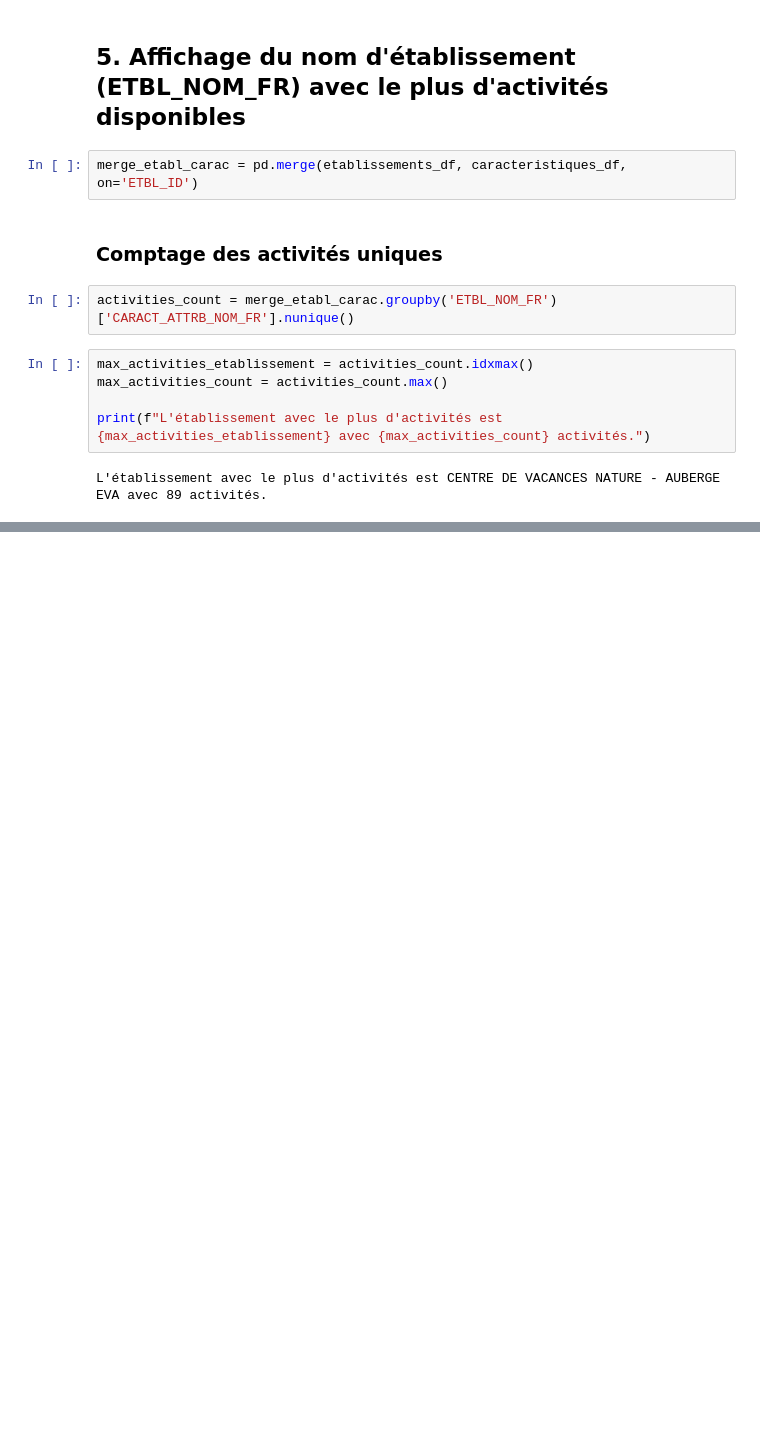
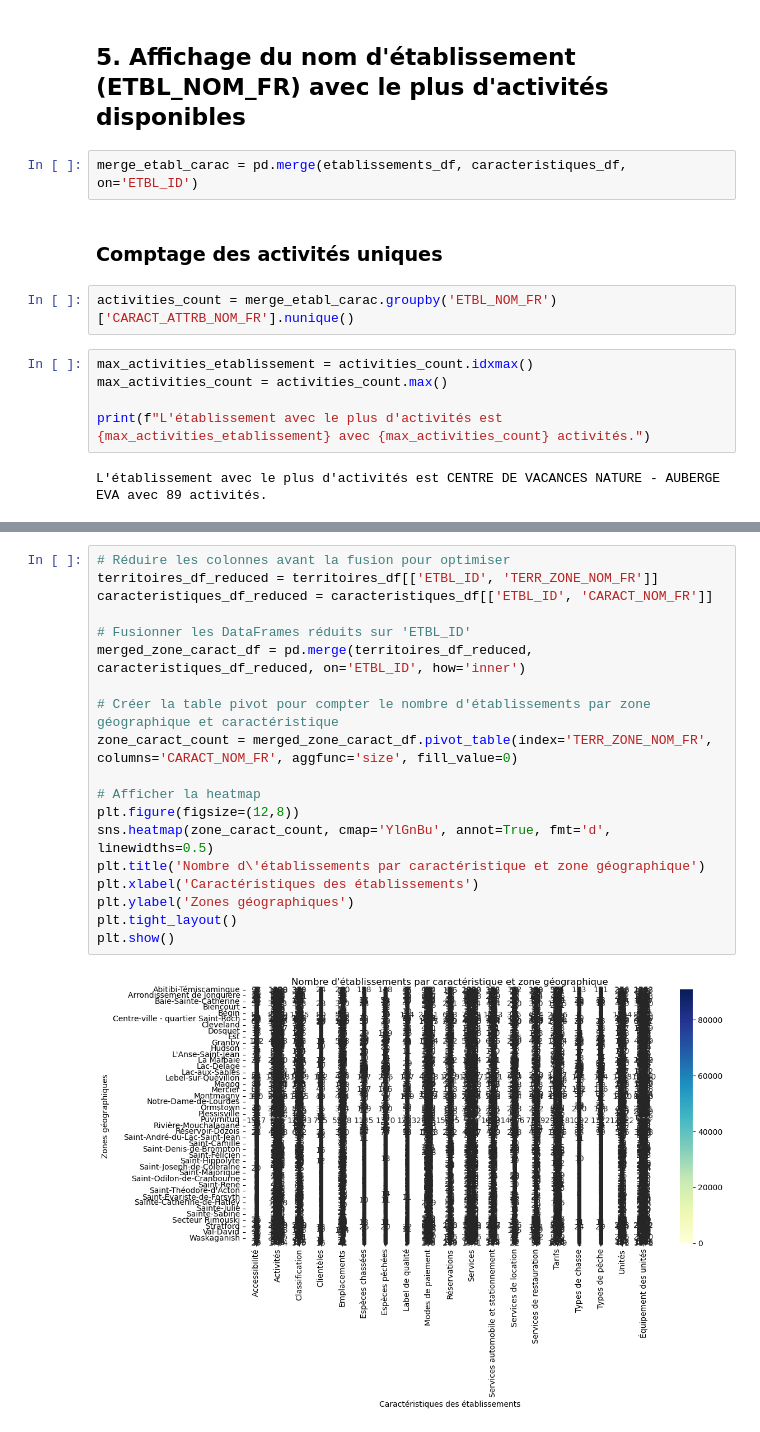
Before and after one commit to syphaxlch/TourismData_Analysis, a Jupyter notebook: Fichier.ipynb, the cells around one changed output, grey strips where cells are left out. Cells and saved outputs as stored; diff of their text form; blank space fills up the shorter version.

```diff
--- a/Fichier.ipynb
+++ b/Fichier.ipynb
@@ -306,0 +423,21 @@ L'établissement avec le plus d'activités est CENTRE DE VACANCES NATURE - AUBER
+# %%
+# Réduire les colonnes avant la fusion pour optimiser
+territoires_df_reduced = territoires_df[['ETBL_ID', 'TERR_ZONE_NOM_FR']]
+caracteristiques_df_reduced = caracteristiques_df[['ETBL_ID', 'CARACT_NOM_FR']]
+
+# Fusionner les DataFrames réduits sur 'ETBL_ID'
+merged_zone_caract_df = pd.merge(territoires_df_reduced, caracteristiques_df_reduced, on='ETBL_ID', how='inner')
+
+# Créer la table pivot pour compter le nombre d'établissements par zone géographique et caractéristique
+zone_caract_count = merged_zone_caract_df.pivot_table(index='TERR_ZONE_NOM_FR', columns='CARACT_NOM_FR', aggfunc='size', fill_value=0)
+
+# Afficher la heatmap
+plt.figure(figsize=(12,8))
+sns.heatmap(zone_caract_count, cmap='YlGnBu', annot=True, fmt='d', linewidths=0.5)
+plt.title('Nombre d\'établissements par caractéristique et zone géographique')
+plt.xlabel('Caractéristiques des établissements')
+plt.ylabel('Zones géographiques')
+plt.tight_layout()
+plt.show()
+# %% [output]
+[figure, added]
```
Also changed, not shown: parts of 13 cells of this notebook.
